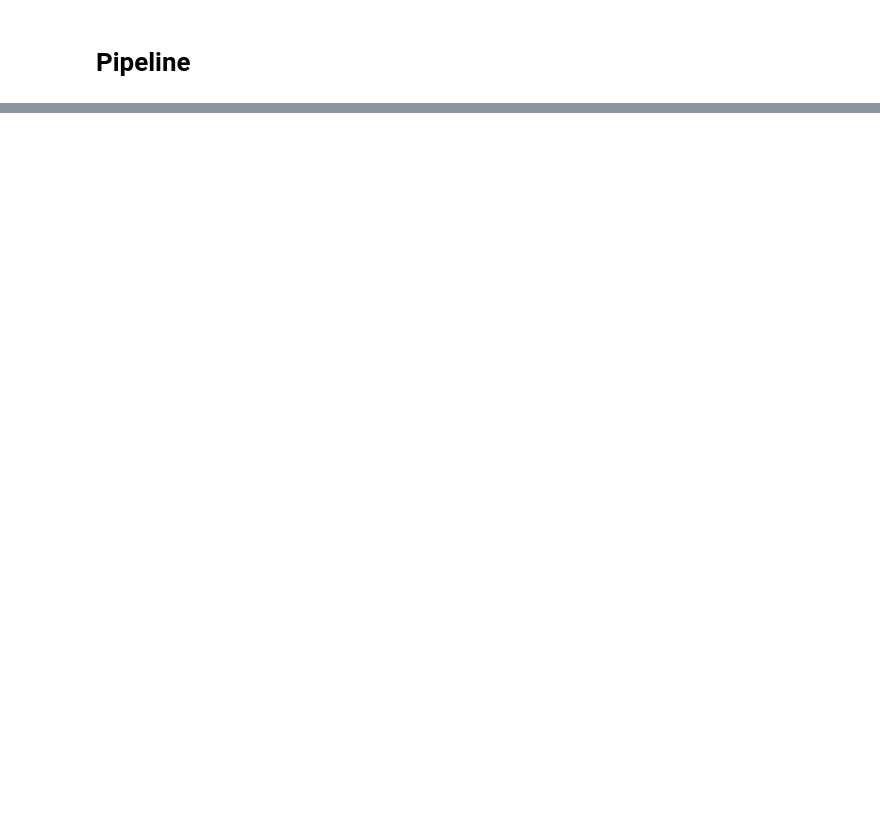
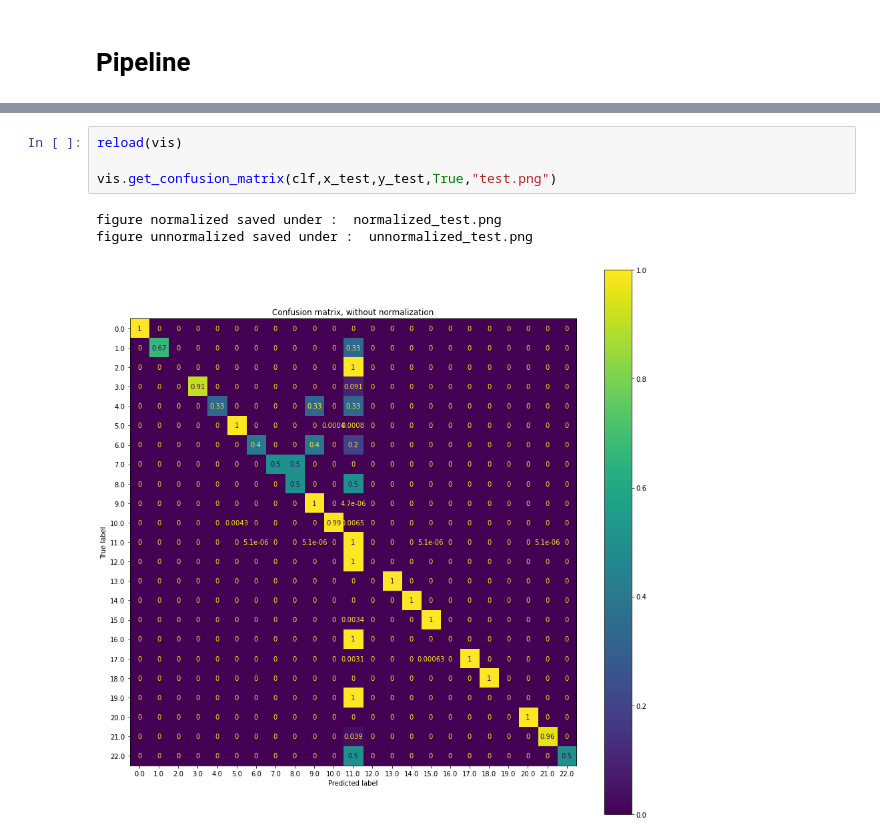
Before and after one commit to gatrikh/project_m05, a Jupyter notebook: notebooks/Pipeline.ipynb, the cells around one changed output, grey strips where cells are left out. Drawn from its saved outputs; the diff is of its cells as text; blank space fills up the shorter version.

Commit message:
confusion matrix function done

```diff
--- a/notebooks/Pipeline.ipynb
+++ b/notebooks/Pipeline.ipynb
@@ -93,0 +94,8 @@ time: 7.02 s (started: 2021-09-08 01:00:35 +02:00)
+# %%
+reload(vis)
+
+vis.get_confusion_matrix(clf,x_test,y_test,True,"test.png")
+# %% [output]
+figure normalized saved under :  normalized_test.png
+figure unnormalized saved under :  unnormalized_test.png
+[figure, added]
```
Also changed, not shown: parts of 9 cells of this notebook, 1 other file.
